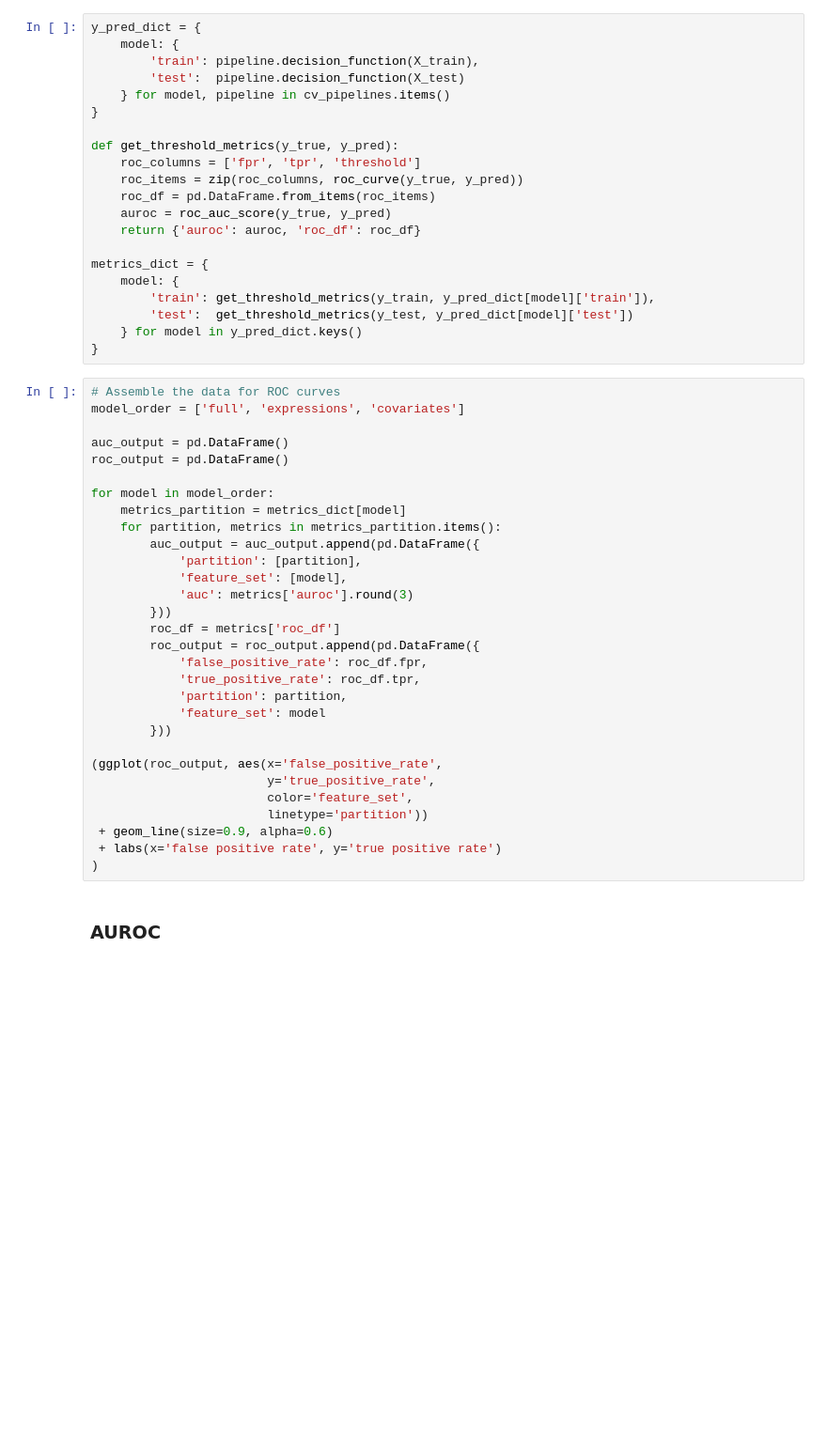
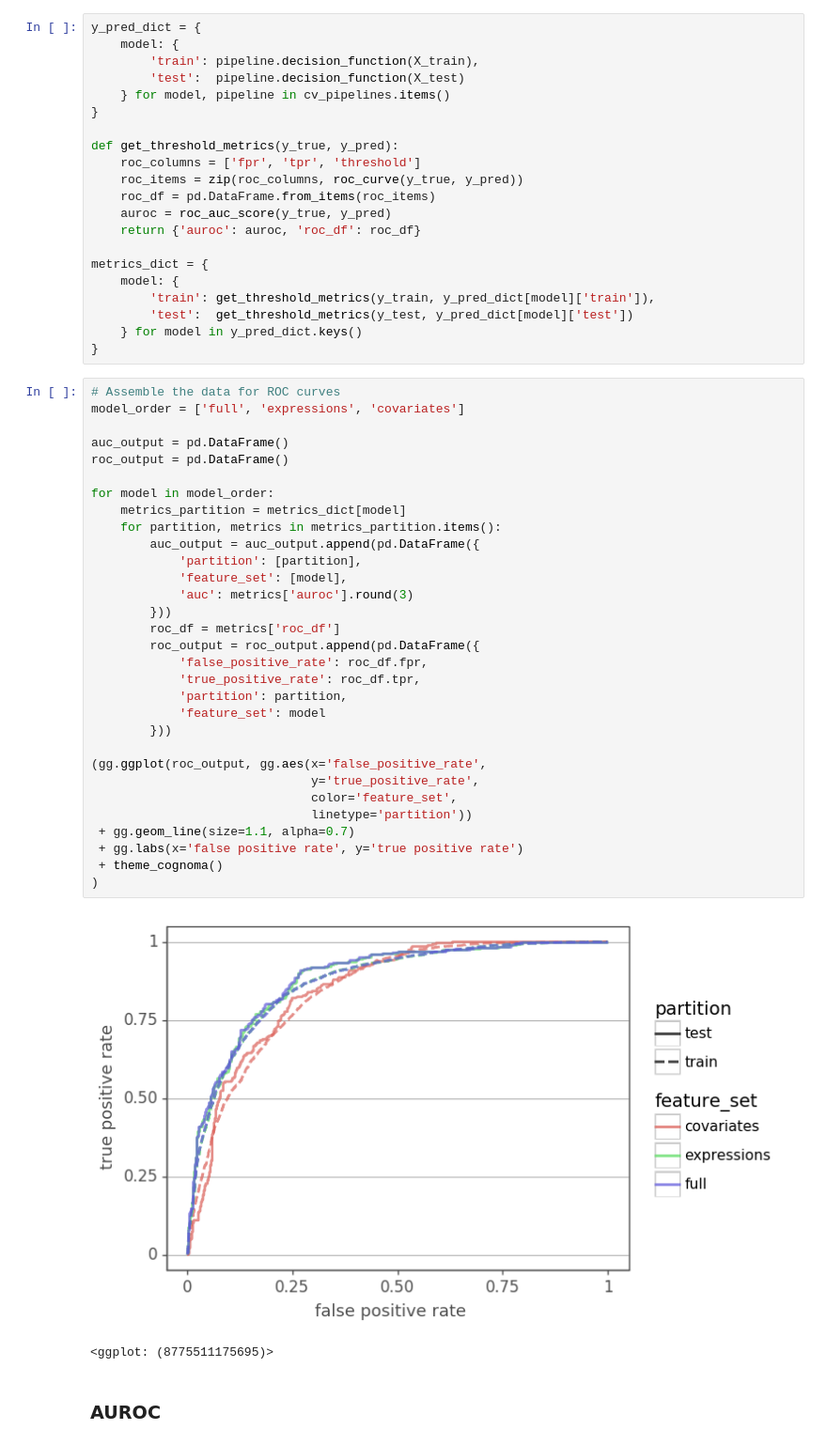
Before and after one commit to patrick-miller/machine-learning, a Jupyter notebook: 2.mutation-classifier.ipynb, the cells around one changed output. Shown at 94% size. Cells and saved outputs as stored; diff of their text form; blank space fills up the shorter version.

```diff
--- a/2.mutation-classifier.ipynb
+++ b/2.mutation-classifier.ipynb
@@ -259,33 +300,37 @@ metrics_dict = {
 # %%
 # Assemble the data for ROC curves
 model_order = ['full', 'expressions', 'covariates']
 
 auc_output = pd.DataFrame()
 roc_output = pd.DataFrame()
 
 for model in model_order:
     metrics_partition = metrics_dict[model]
     for partition, metrics in metrics_partition.items():
         auc_output = auc_output.append(pd.DataFrame({
             'partition': [partition],
             'feature_set': [model],
             'auc': metrics['auroc'].round(3)
         }))
         roc_df = metrics['roc_df']
         roc_output = roc_output.append(pd.DataFrame({
             'false_positive_rate': roc_df.fpr,
             'true_positive_rate': roc_df.tpr,
             'partition': partition,
             'feature_set': model
         }))
 
-(ggplot(roc_output, aes(x='false_positive_rate',
-                        y='true_positive_rate',
-                        color='feature_set',
-                        linetype='partition'))
- + geom_line(size=0.9, alpha=0.6)
- + labs(x='false positive rate', y='true positive rate')
+(gg.ggplot(roc_output, gg.aes(x='false_positive_rate',
+                              y='true_positive_rate',
+                              color='feature_set',
+                              linetype='partition'))
+ + gg.geom_line(size=1.1, alpha=0.7)
+ + gg.labs(x='false positive rate', y='true positive rate')
+ + theme_cognoma()
 )
+# %% [output]
+[figure, added]
+<ggplot: (8775511175695)>
 # %% [markdown]
 ### AUROC
 # %%
```
Also changed, not shown: parts of 15 cells of this notebook, 2 other files.
